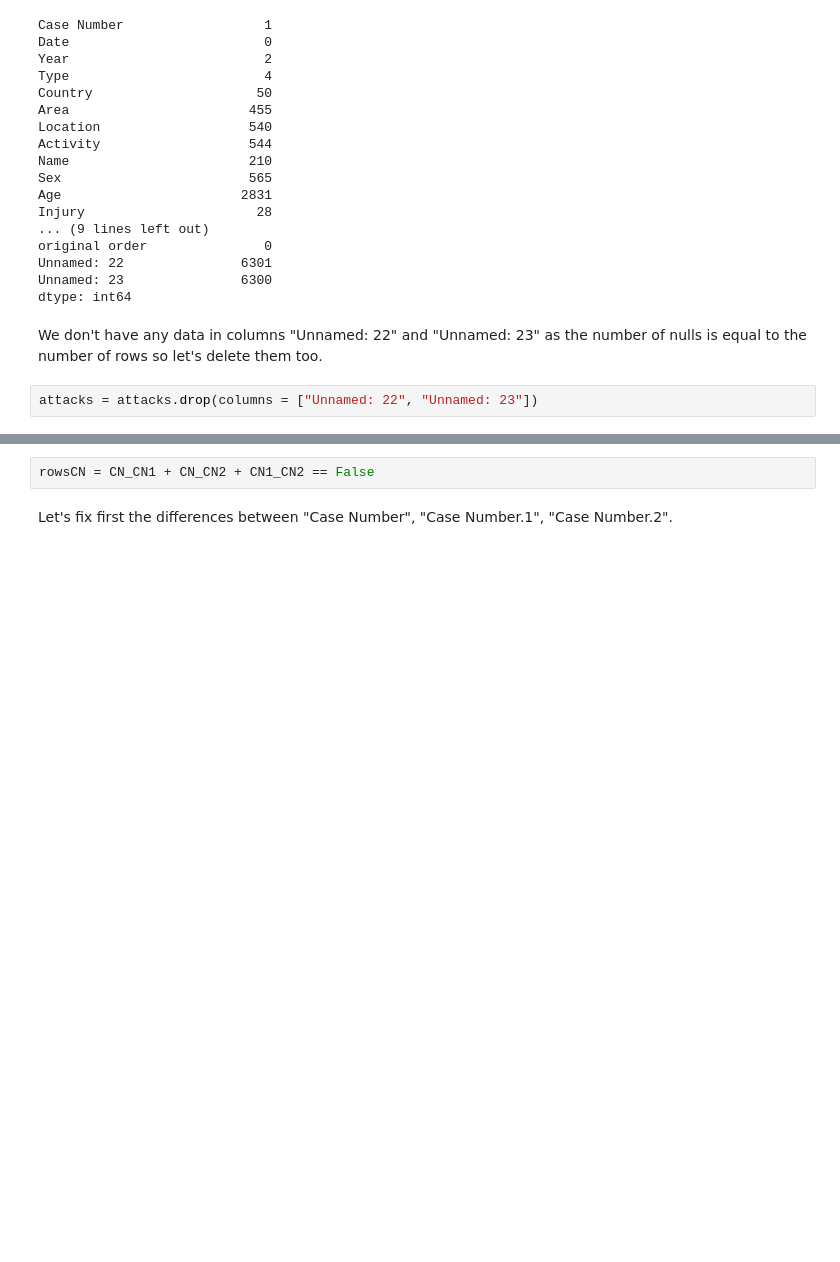
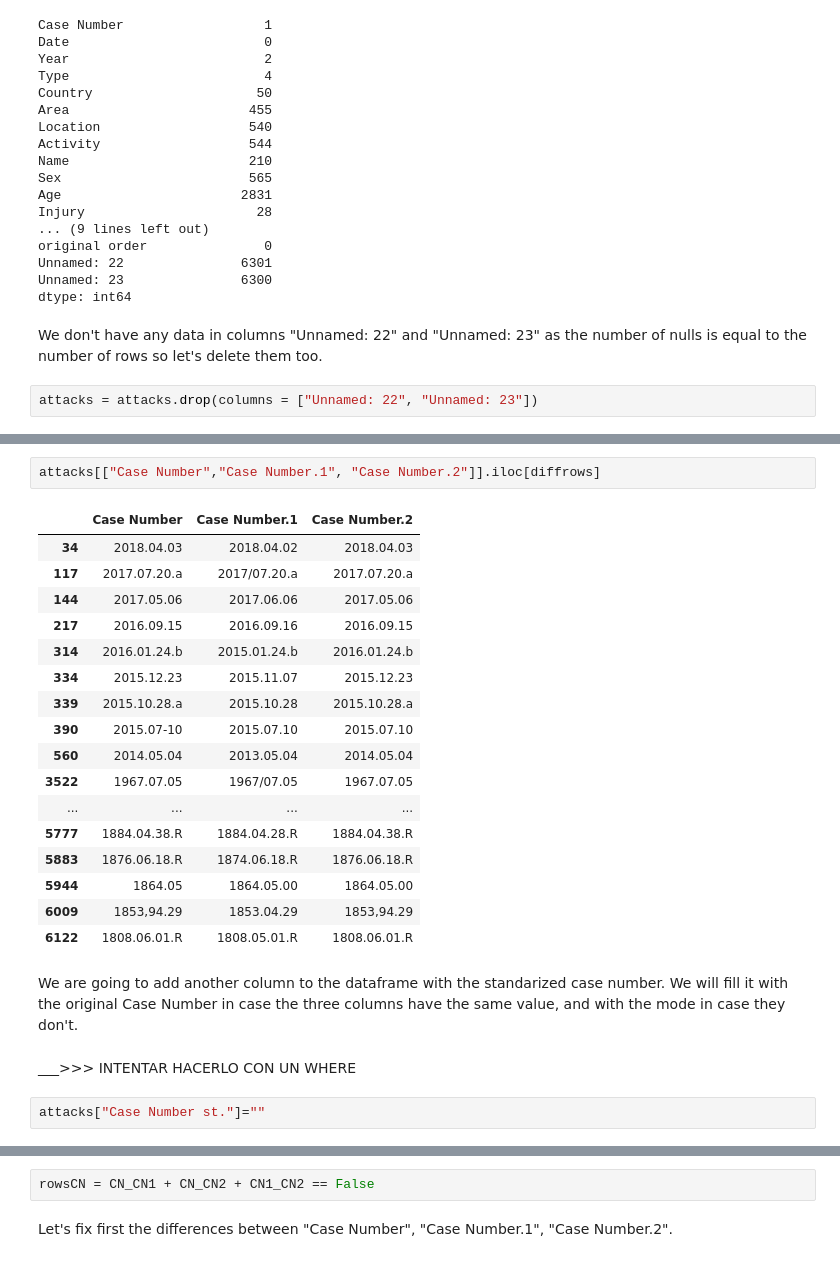
Before and after one commit to BSanau/shark_attack_project, a Jupyter notebook: Cleaning_and_wrangling.ipynb, the cells around one changed output, grey strips where cells are left out. Drawn from its saved outputs; the diff is of its cells as text; blank space fills up the shorter version.

```diff
--- a/Cleaning_and_wrangling.ipynb
+++ b/Cleaning_and_wrangling.ipynb
@@ -128,0 +148,26 @@ print(attacks["Date"][0])
+# %%
+attacks[["Case Number","Case Number.1", "Case Number.2"]].iloc[diffrows]
+# %% [output]
+|  | Case Number | Case Number.1 | Case Number.2 |
+| 34 | 2018.04.03 | 2018.04.02 | 2018.04.03 |
+| 117 | 2017.07.20.a | 2017/07.20.a | 2017.07.20.a |
+| 144 | 2017.05.06 | 2017.06.06 | 2017.05.06 |
+| 217 | 2016.09.15 | 2016.09.16 | 2016.09.15 |
+| 314 | 2016.01.24.b | 2015.01.24.b | 2016.01.24.b |
+| 334 | 2015.12.23 | 2015.11.07 | 2015.12.23 |
+| 339 | 2015.10.28.a | 2015.10.28 | 2015.10.28.a |
+| 390 | 2015.07-10 | 2015.07.10 | 2015.07.10 |
+| 560 | 2014.05.04 | 2013.05.04 | 2014.05.04 |
+| 3522 | 1967.07.05 | 1967/07.05 | 1967.07.05 |
+| ... | ... | ... | ... |
+| 5777 | 1884.04.38.R | 1884.04.28.R | 1884.04.38.R |
+| 5883 | 1876.06.18.R | 1874.06.18.R | 1876.06.18.R |
+| 5944 | 1864.05 | 1864.05.00 | 1864.05.00 |
+| 6009 | 1853,94.29 | 1853.04.29 | 1853,94.29 |
+| 6122 | 1808.06.01.R | 1808.05.01.R | 1808.06.01.R |
+# %% [markdown]
+We are going to add another column to the dataframe with the standarized case number. We will fill it with the original Case Number in case the three columns have the same value, and with the mode in case they don't.
+# %% [markdown]
+___>>> INTENTAR HACERLO CON UN WHERE
+# %%
+attacks["Case Number st."]=""
```
Also changed, not shown: parts of 28 cells of this notebook.
